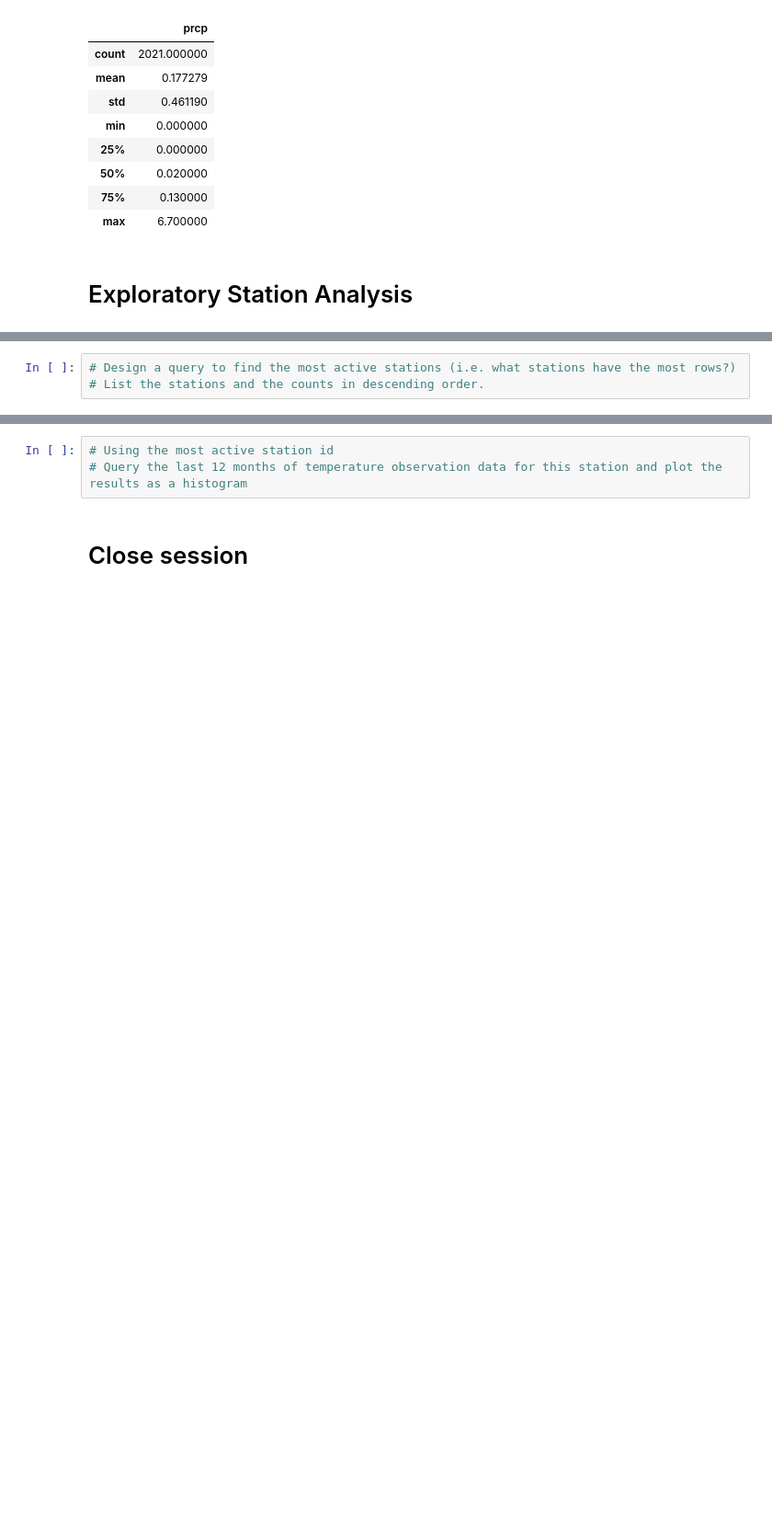
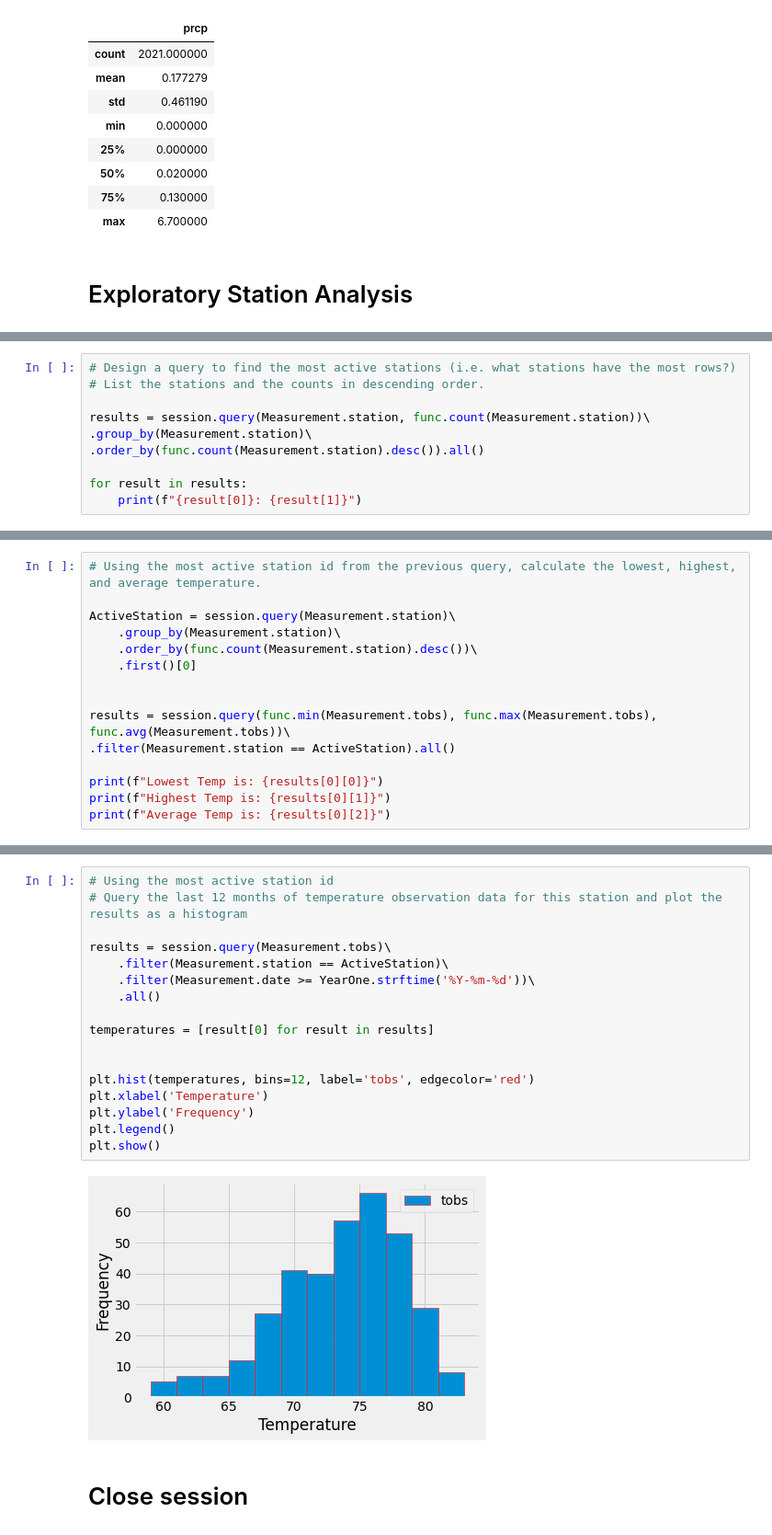
Before and after one commit to Patli1998/sqlalchemy-challenge, a Jupyter notebook: Main.ipynb, the cells around one changed output, grey strips where cells are left out. Shown at 92% size. Cells and saved outputs as stored; diff of their text form; blank space fills up the shorter version.

```diff
--- a/climate_starter.ipynb
+++ b/Main.ipynb
@@ -113,3 +120,10 @@ precipitationDB.describe()
 # %%
 # Design a query to find the most active stations (i.e. what stations have the most rows?)
 # List the stations and the counts in descending order.
+
+results = session.query(Measurement.station, func.count(Measurement.station))\
+.group_by(Measurement.station)\
+.order_by(func.count(Measurement.station).desc()).all()
+
+for result in results:
+    print(f"{result[0]}: {result[1]}")
@@ -117,0 +140,15 @@ precipitationDB.describe()
+# %%
+# Using the most active station id from the previous query, calculate the lowest, highest, and average temperature.
+
+ActiveStation = session.query(Measurement.station)\
+    .group_by(Measurement.station)\
+    .order_by(func.count(Measurement.station).desc())\
+    .first()[0]
+
+
+results = session.query(func.min(Measurement.tobs), func.max(Measurement.tobs), func.avg(Measurement.tobs))\
+.filter(Measurement.station == ActiveStation).all()
+
+print(f"Lowest Temp is: {results[0][0]}")
+print(f"Highest Temp is: {results[0][1]}")
+print(f"Average Temp is: {results[0][2]}")
@@ -118,6 +159,22 @@ precipitationDB.describe()
 # %%
 # Using the most active station id
 # Query the last 12 months of temperature observation data for this station and plot the results as a histogram
+
+results = session.query(Measurement.tobs)\
+    .filter(Measurement.station == ActiveStation)\
+    .filter(Measurement.date >= YearOne.strftime('%Y-%m-%d'))\
+    .all()
+
+temperatures = [result[0] for result in results]
+
+
+plt.hist(temperatures, bins=12, label='tobs', edgecolor='red')
+plt.xlabel('Temperature')
+plt.ylabel('Frequency')
+plt.legend()
+plt.show()
+# %% [output]
+[figure, added]
 # %% [markdown]
 # Close session
 # %%
```
Also changed, not shown: parts of 4 cells of this notebook.
